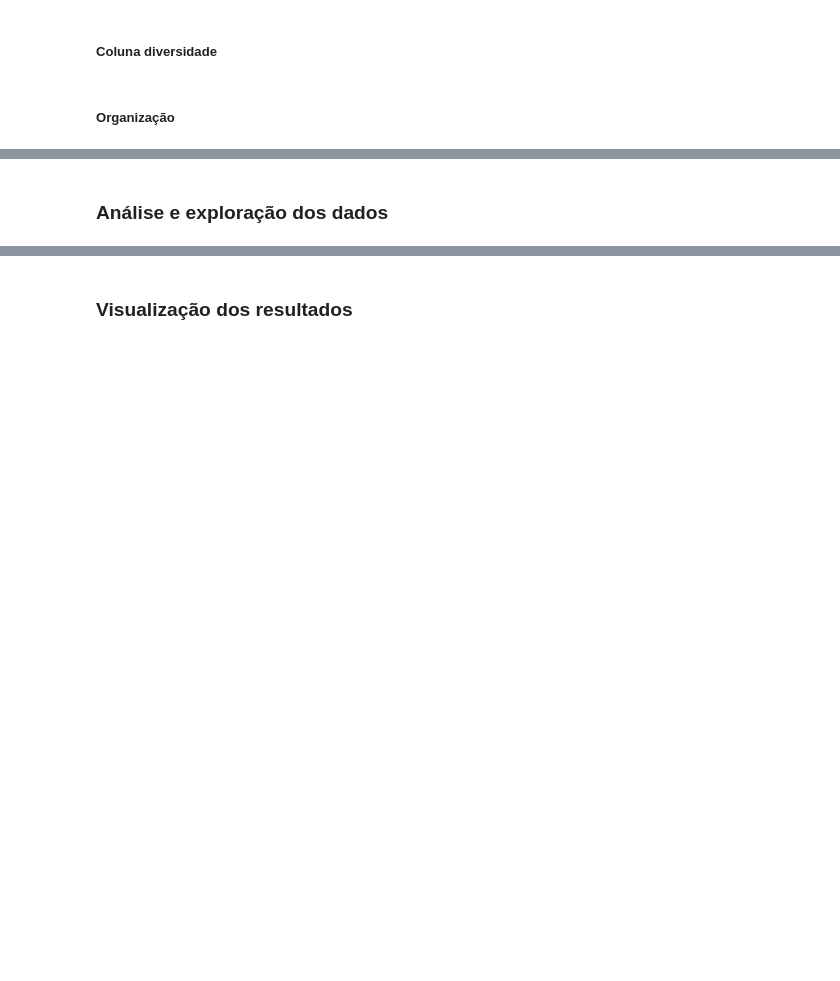
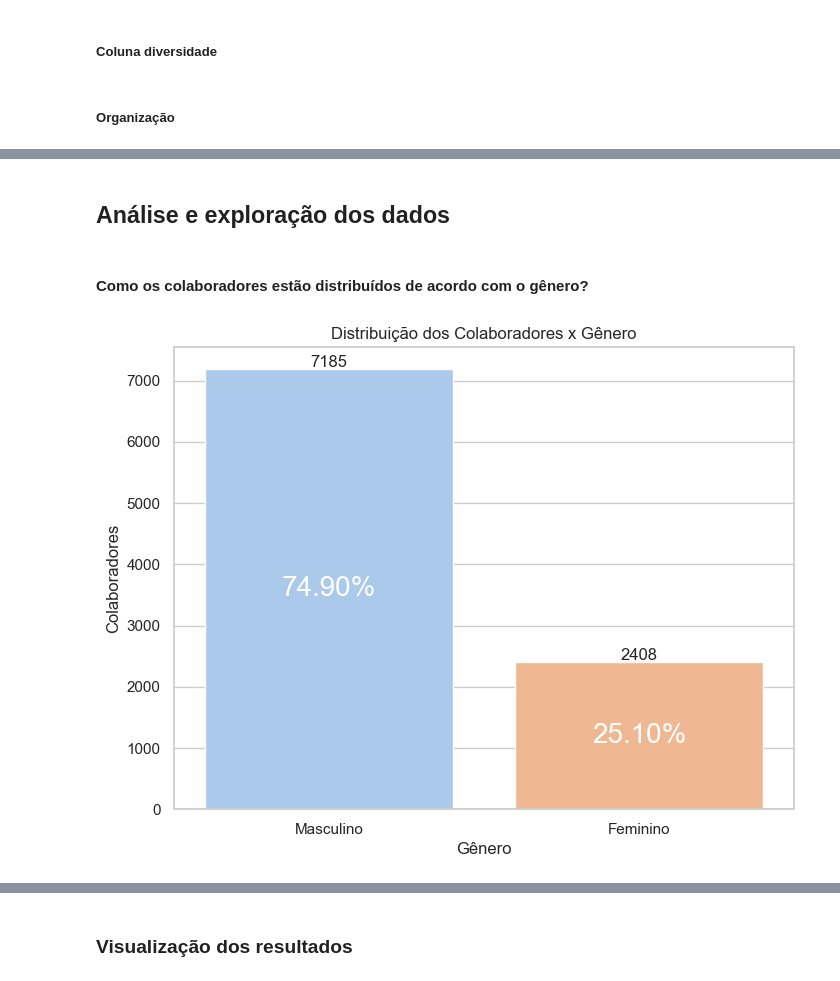
Before and after one commit to tiagotff/Hackathon_AdaHack_2024_Corp_Solutions, a Jupyter notebook: Projeto-AdaHack.ipynb, the cells around one changed output, grey strips where cells are left out. Cells and saved outputs as stored; diff of their text form; code cells hidden in the pictures; blank space fills up the shorter version.

Commit message:
Análise tempo de casa e gráficos
-Progresso até a análise do tempo de casa x Idade, onde encontramos um problema a ser discutido.
- Inserção de gráficos para melhor entendimento do negócio.

```diff
--- a/Projeto-AdaHack.ipynb
+++ b/Projeto-AdaHack.ipynb
@@ -381,4 +417,36 @@ df.head(10)
 | 8 | Masculino | 40 | Pardo | True | Mestrado | Amapá | 1 | Administrativo | ... |
 | 9 | Masculino | 33 | Pardo | True | Ensino Superior | Minas Gerais | 3 | Desenvolvimento de Produtos | ... |
 # %% [markdown]
-### Análise e exploração dos dados
+## Análise e exploração dos dados
+# %% [markdown]
+#### Como os colaboradores estão distribuídos de acordo com o gênero?
+# %%
+contagem_genero = df['Gênero'].value_counts()
+sns.set(style="whitegrid")
+
+plt.figure(figsize=(8, 6))
+barras = sns.barplot(x=contagem_genero.index, y=contagem_genero.values, palette="pastel", hue=contagem_genero.index, dodge=False, legend=False)
+
+plt.title('Distribuição dos Colaboradores x Gênero')
+plt.xlabel('Gênero')
+plt.ylabel('Colaboradores')
+
+for barra in barras.patches:
+    barras.annotate(format(barra.get_height(), '.0f'),
+                   (barra.get_x() + barra.get_width() / 2,
+                    barra.get_height()),
+                   ha='center', va='center',
+                   size=12, xytext=(0, 5),
+                   textcoords='offset points')
+
+total = df.shape[0]
+for barra in barras.patches:
+    barras.annotate(f'{barra.get_height() / total:.2%}',
+                   (barra.get_x() + barra.get_width() / 2,
+                    barra.get_height() / 2),
+                   ha='center', va='center',
+                   size=20, xytext=(0, 0),
+                   textcoords='offset points', color='white')
+plt.show()
+# %% [output]
+[figure, added]
```
Also changed, not shown: parts of 23 cells of this notebook, 1 other file.
